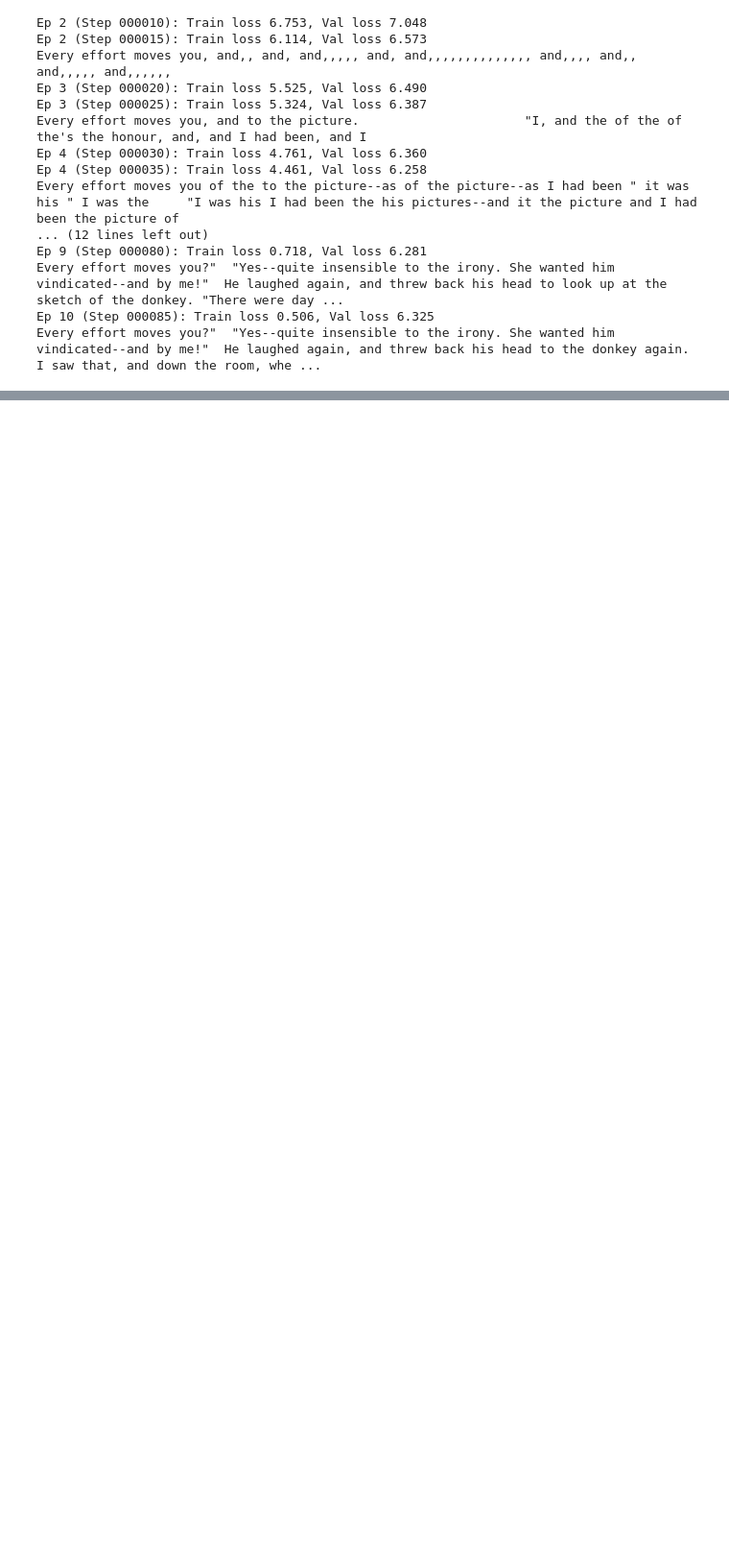
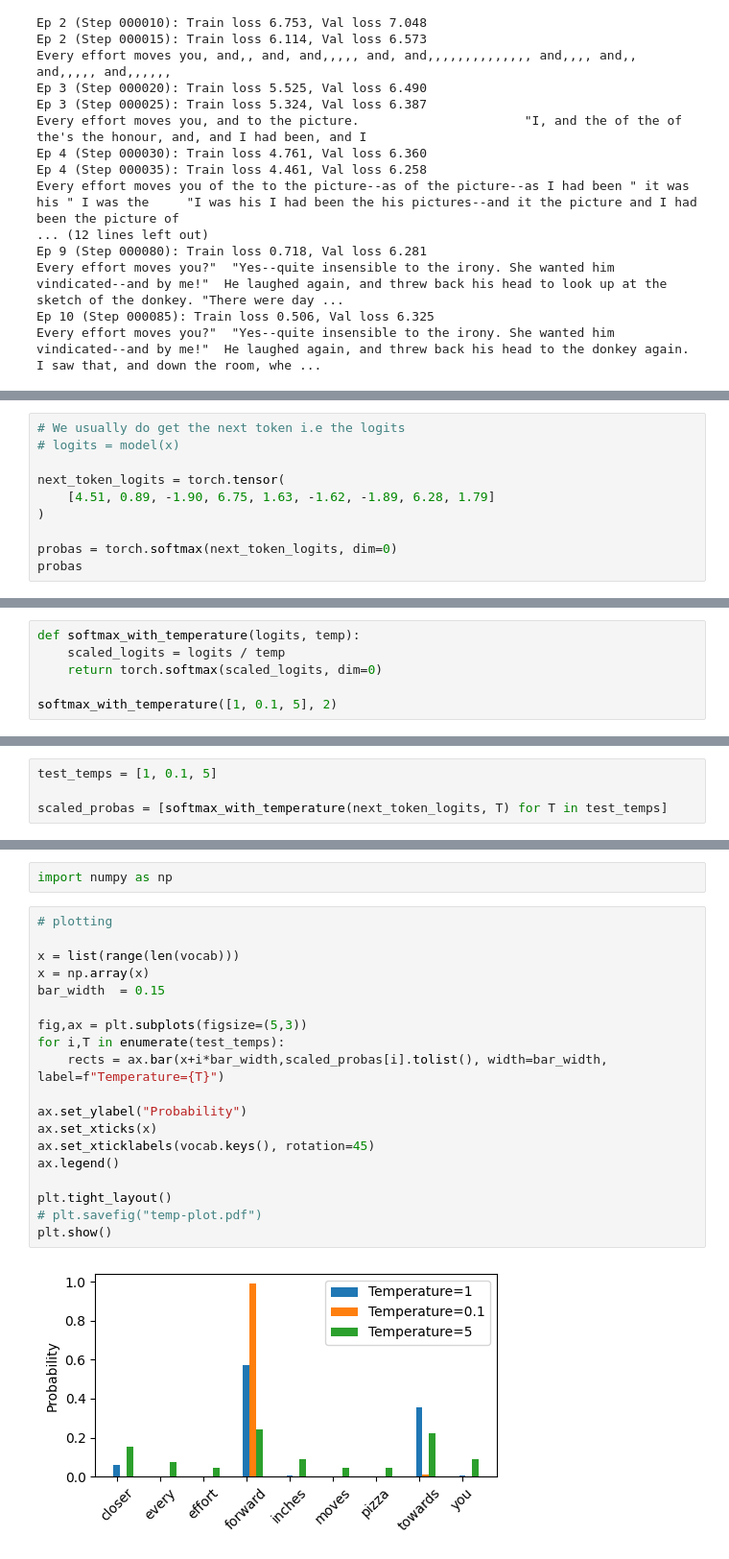
Before and after one commit to sumanth-dhanya/llm_from_scratch, a Jupyter notebook: notebooks/05_Pretraining_unlabeled_data.ipynb, the cells around one changed output, grey strips where cells are left out. Shown: that part at 96% size. Saved outputs shown, nothing was run; the diff lists cells and outputs as text; blank space fills up the shorter version.

Commit message:
add temperature scaling and decoding strategies,

```diff
--- a/notebooks/05_Pretraining_unlabeled_data.ipynb
+++ b/notebooks/05_Pretraining_unlabeled_data.ipynb
@@ -491,0 +551,10 @@ plot_losses(epochs_tensor, token_seen, train_losses, val_losses)
+# %%
+# We usually do get the next token i.e the logits
+# logits = model(x)
+
+next_token_logits = torch.tensor(
+    [4.51, 0.89, -1.90, 6.75, 1.63, -1.62, -1.89, 6.28, 1.79]
+)
+
+probas = torch.softmax(next_token_logits, dim=0)
+probas
@@ -491,0 +610,6 @@ plot_losses(epochs_tensor, token_seen, train_losses, val_losses)
+# %%
+def softmax_with_temperature(logits, temp):
+    scaled_logits = logits / temp
+    return torch.softmax(scaled_logits, dim=0)
+
+softmax_with_temperature([1, 0.1, 5], 2)
@@ -491,0 +618,4 @@ plot_losses(epochs_tensor, token_seen, train_losses, val_losses)
+# %%
+test_temps = [1, 0.1, 5]
+
+scaled_probas = [softmax_with_temperature(next_token_logits, T) for T in test_temps]
@@ -491,0 +626,23 @@ plot_losses(epochs_tensor, token_seen, train_losses, val_losses)
+# %%
+import numpy as np
+# %%
+# plotting
+
+x = list(range(len(vocab)))
+x = np.array(x)
+bar_width  = 0.15
+
+fig,ax = plt.subplots(figsize=(5,3))
+for i,T in enumerate(test_temps):
+    rects = ax.bar(x+i*bar_width,scaled_probas[i].tolist(), width=bar_width, label=f"Temperature={T}")
+
+ax.set_ylabel("Probability")
+ax.set_xticks(x)
+ax.set_xticklabels(vocab.keys(), rotation=45)
+ax.legend()
+
+plt.tight_layout()
+# plt.savefig("temp-plot.pdf")
+plt.show()
+# %% [output]
+[figure, added]
```
Also changed, not shown: parts of 32 cells of this notebook.
